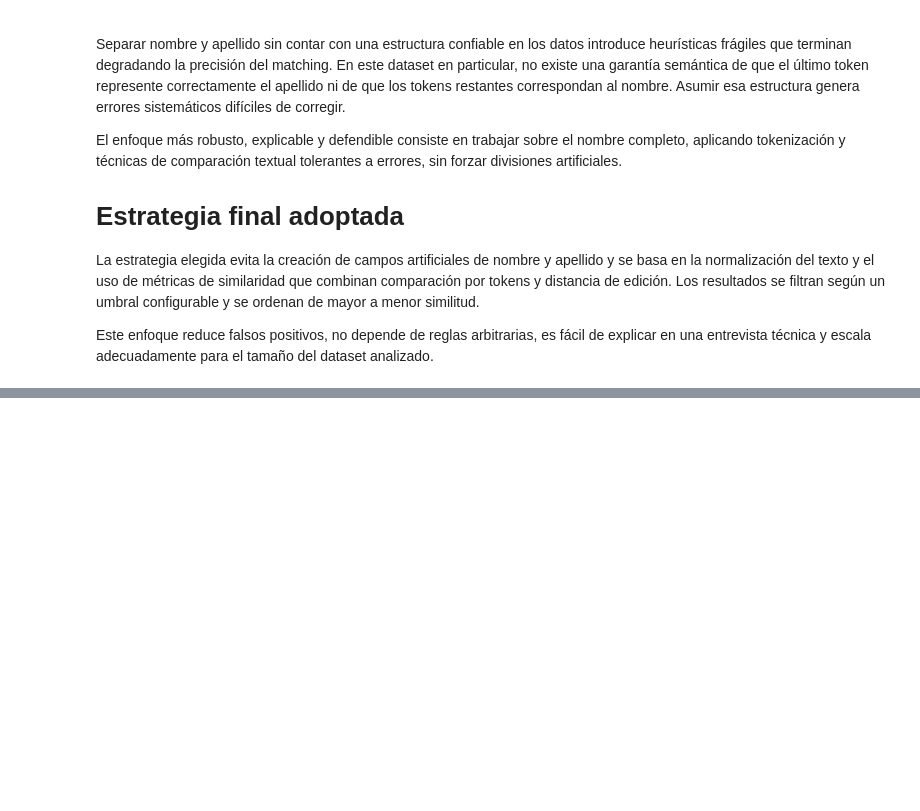
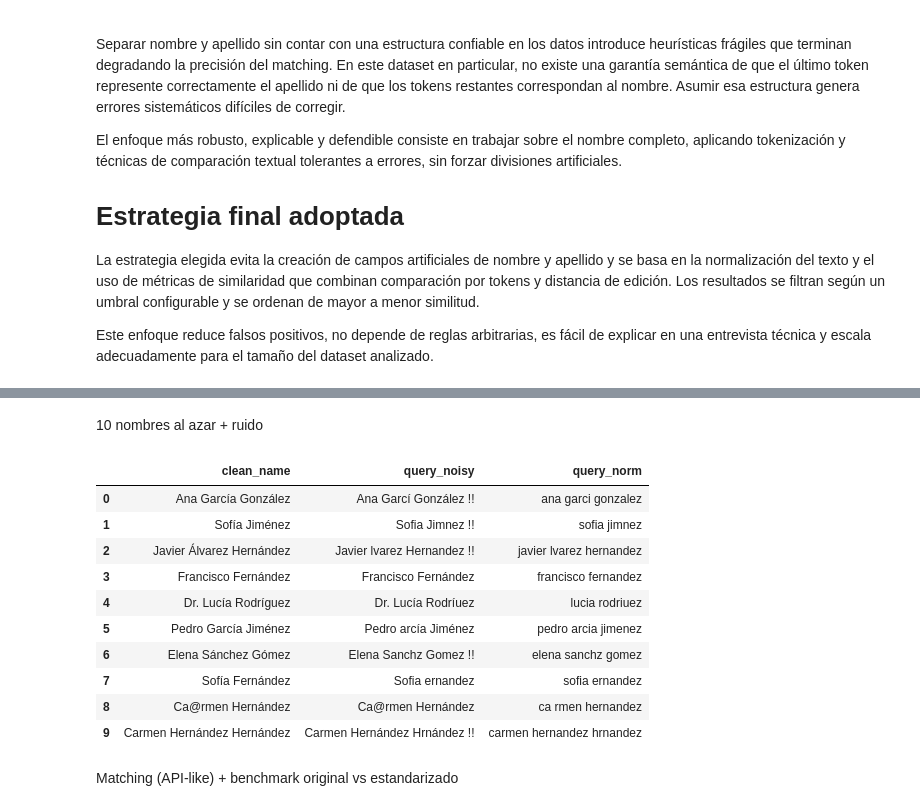
Before and after one commit to pedro-bonafe/api_meli_challenge, a Jupyter notebook: code/data_analisis.ipynb, the cells around one changed output, grey strips where cells are left out. Saved outputs shown, nothing was run; the diff lists cells and outputs as text; code cells hidden in the pictures; blank space fills up the shorter version.

```diff
--- a/code/data_analisis.ipynb
+++ b/code/data_analisis.ipynb
@@ -201,0 +220,7 @@ Este enfoque reduce falsos positivos, no depende de reglas arbitrarias, es fáci
+# %%
+CSV_PATH = "names_dataset.csv"  # ajustá si lo movés
+df = pd.read_csv(CSV_PATH)
+
+display(df.head())
+print("shape:", df.shape)
+print("columns:", list(df.columns))
@@ -201,0 +262,11 @@ Este enfoque reduce falsos positivos, no depende de reglas arbitrarias, es fáci
+# %%
+df["full_name_raw"] = df["Full Name"].astype(str)
+df["len_chars"] = df["full_name_raw"].str.len()
+df["n_tokens_raw"] = df["full_name_raw"].str.strip().str.split().map(len)
+
+stats = {
+    "len_p50": float(df["len_chars"].median()),
+    "len_p95": float(df["len_chars"].quantile(0.95)),
+    "tokens_distribution": df["n_tokens_raw"].value_counts().sort_index().to_dict(),
+}
+stats
@@ -201,0 +512,53 @@ Este enfoque reduce falsos positivos, no depende de reglas arbitrarias, es fáci
+# %% [markdown]
+10 nombres al azar + ruido
+# %%
+# -------------------------
+# 10 nombres al azar (reproducible)
+# -------------------------
+SAMPLE_SEED = 42
+sample_names = df["Full Name"].sample(10, random_state=SAMPLE_SEED).tolist()
+
+# -------------------------
+# Simular errores humanos (typos, acentos, símbolos, etc.)
+# -------------------------
+random.seed(SAMPLE_SEED)
+
+def make_noisy(q: str) -> str:
+    s = str(q)
+
+    # 50%: quitar acentos
+    if random.random() < 0.5:
+        s = strip_accents(s)
+
+    # 50%: borrar un carácter (typo)
+    if len(s) > 6 and random.random() < 0.5:
+        i = random.randint(1, len(s) - 2)
+        s = s[:i] + s[i+1:]
+
+    # 30%: agregar puntuación extra
+    if random.random() < 0.3:
+        s = s + " !!"
+
+    return s
+
+queries = []
+for clean in sample_names:
+    noisy = make_noisy(clean)
+    queries.append({"clean_name": clean, "query_noisy": noisy, "query_norm": normalize_strict(noisy)})
+
+qdf = pd.DataFrame(queries)
+qdf
+# %% [output]
+|  | clean_name | query_noisy | query_norm |
+| 0 | Ana García González | Ana Garcí González !! | ana garci gonzalez |
+| 1 | Sofía Jiménez | Sofia Jimnez !! | sofia jimnez |
+| 2 | Javier Álvarez Hernández | Javier lvarez Hernandez !! | javier lvarez hernandez |
+| 3 | Francisco Fernández | Francisco Fernández | francisco fernandez |
+| 4 | Dr. Lucía Rodríguez | Dr. Lucía Rodríuez | lucia rodriuez |
+| 5 | Pedro García Jiménez | Pedro arcía Jiménez | pedro arcia jimenez |
+| 6 | Elena Sánchez Gómez | Elena Sanchz Gomez !! | elena sanchz gomez |
+| 7 | Sofía Fernández | Sofia ernandez | sofia ernandez |
+| 8 | Ca@rmen Hernández | Ca@rmen Hernández | ca rmen hernandez |
+| 9 | Carmen Hernández Hernández | Carmen Hernández Hrnández !! | carmen hernandez hrnandez |
+# %% [markdown]
+Matching (API-like) + benchmark original vs estandarizado
```
Also changed, not shown: parts of 37 cells of this notebook, 1 other file.
